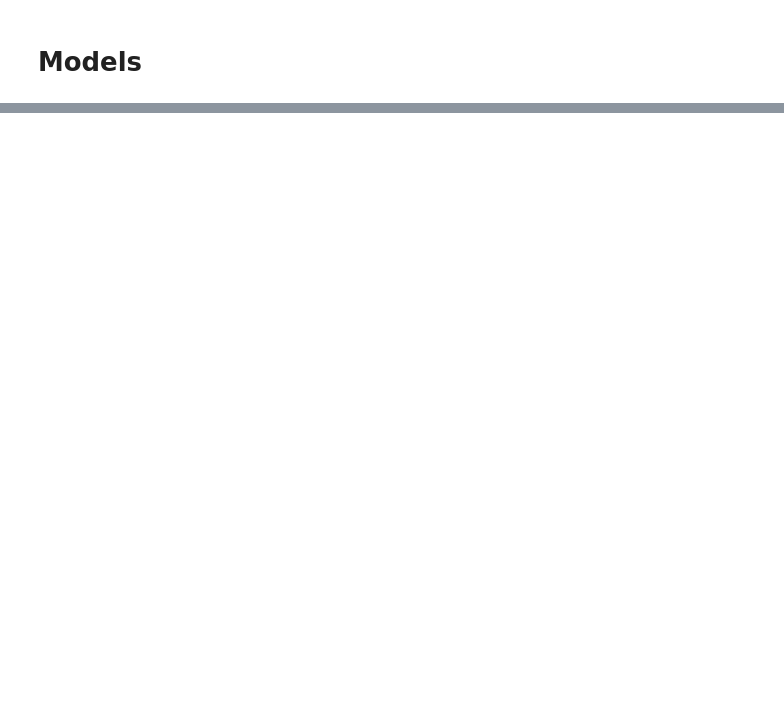
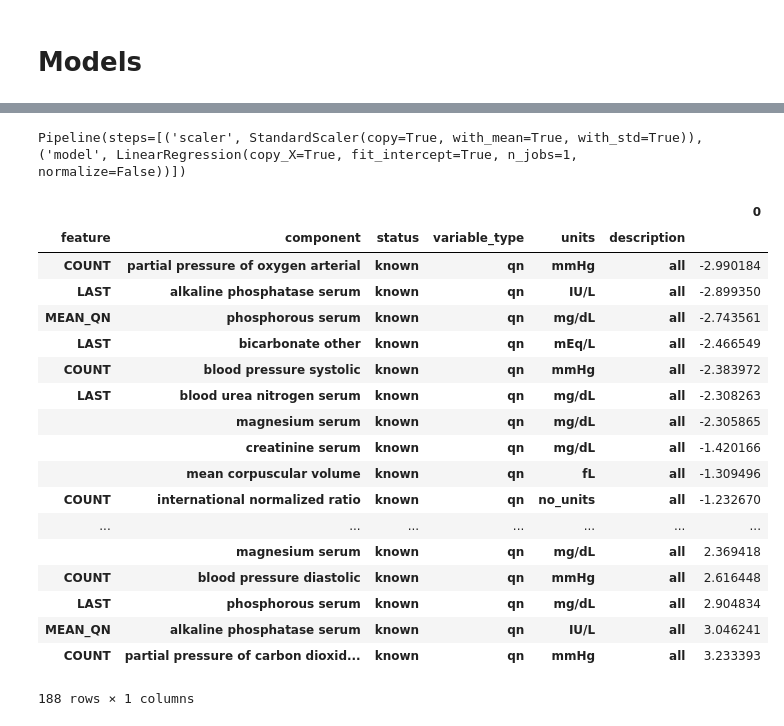
Before and after one commit to jgenk/icu_ml, a Jupyter notebook: 8_All_Data.ipynb, the cells around one changed output, grey strips where cells are left out. Saved outputs shown, nothing was run; the diff lists cells and outputs as text; code cells hidden in the pictures; blank space fills up the shorter version.

```diff
--- a/8_All_Data.ipynb
+++ b/8_All_Data.ipynb
@@ -440,0 +543,2 @@ df_fill_frac.sort_values().to_frame()
+# %%
+run_crossval(pipeline,X_next_known,y_next)
@@ -440,0 +553,3 @@ df_fill_frac.sort_values().to_frame()
+# %%
+X_next_no_lac_known = X_next_no_lac.loc[:,X_next_no_lac.columns.get_level_values('status') == 'known']
+X_next_no_lac_known.shape
@@ -440,0 +558,2 @@ df_fill_frac.sort_values().to_frame()
+# %%
+run_crossval(pipeline,X_next_no_lac_known,y_next)
@@ -440,0 +568,26 @@ df_fill_frac.sort_values().to_frame()
+# %%
+pipeline.fit(X_next_no_lac_known,y_next)
+# %% [output]
+Pipeline(steps=[('scaler', StandardScaler(copy=True, with_mean=True, with_std=True)), ('model', LinearRegression(copy_X=True, fit_intercept=True, n_jobs=1, normalize=False))])
+# %%
+pd.Series(lin_reg.coef_,index=X_next_no_lac_known.columns).sort_values().to_frame()
+# %% [output]
+|  |  |  |  |  |  | 0 |
+| feature | component | status | variable_type | units | description |  |
+| COUNT | partial pressure of oxygen arterial | known | qn | mmHg | all | -2.990184 |
+| LAST | alkaline phosphatase serum | known | qn | IU/L | all | -2.899350 |
+| MEAN_QN | phosphorous serum | known | qn | mg/dL | all | -2.743561 |
+| LAST | bicarbonate other | known | qn | mEq/L | all | -2.466549 |
+| COUNT | blood pressure systolic | known | qn | mmHg | all | -2.383972 |
+| LAST | blood urea nitrogen serum | known | qn | mg/dL | all | -2.308263 |
+|  | magnesium serum | known | qn | mg/dL | all | -2.305865 |
+|  | creatinine serum | known | qn | mg/dL | all | -1.420166 |
+|  | mean corpuscular volume | known | qn | fL | all | -1.309496 |
+| COUNT | international normalized ratio | known | qn | no_units | all | -1.232670 |
+| ... | ... | ... | ... | ... | ... | ... |
+|  | magnesium serum | known | qn | mg/dL | all | 2.369418 |
+| COUNT | blood pressure diastolic | known | qn | mmHg | all | 2.616448 |
+| LAST | phosphorous serum | known | qn | mg/dL | all | 2.904834 |
+| MEAN_QN | alkaline phosphatase serum | known | qn | IU/L | all | 3.046241 |
+| COUNT | partial pressure of carbon dioxid... | known | qn | mmHg | all | 3.233393 |
+188 rows × 1 columns
```
Also changed, not shown: parts of 91 cells of this notebook, 4 other files.
